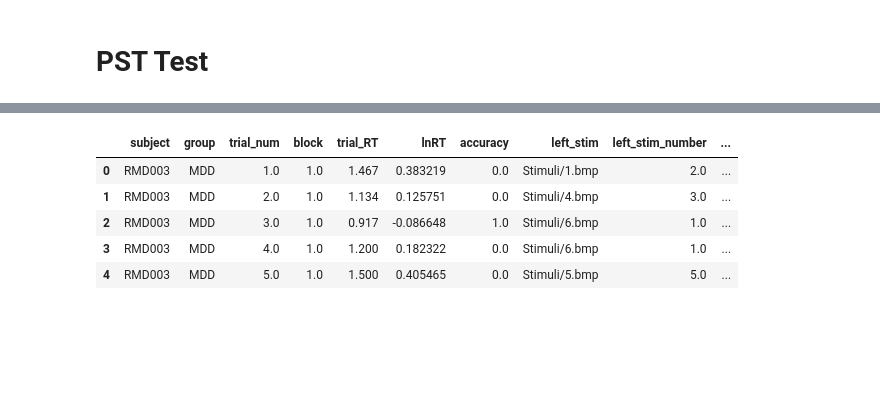
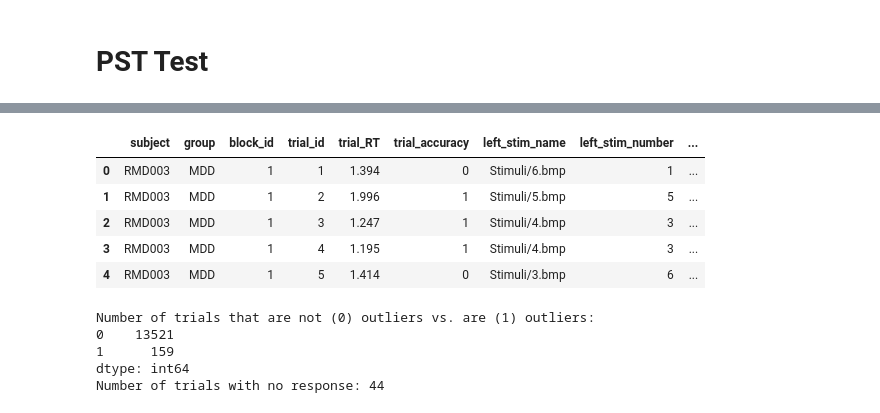
Before and after one commit to ebarrick/RMD_PST, a Jupyter notebook: PST_beh.ipynb, the cells around one changed output, grey strips where cells are left out. Cells and saved outputs as stored; diff of their text form; code cells hidden in the pictures; blank space fills up the shorter version.

Commit message:
outliers

```diff
--- a/PST_beh.ipynb
+++ b/PST_beh.ipynb
@@ -600,12 +636,41 @@ test_data['group'].replace(1, 'MDD',inplace=True)
 
 test_data = test_data.reindex(columns=test_columns)
 # %%
-test_full = pd.merge(left=train_data, right=sr, left_on='subject',right_on='subject')
+#Merging the PST test data with the self report data
+test_full = pd.merge(left=test_data, right=sr, left_on='subject',right_on='subject')
 test_full.head()
 # %% [output]
-|  | subject | group | trial_num | block | trial_RT | lnRT | accuracy | left_stim | left_stim_number | ... |
-| 0 | RMD003 | MDD | 1.0 | 1.0 | 1.467 | 0.383219 | 0.0 | Stimuli/1.bmp | 2.0 | ... |
-| 1 | RMD003 | MDD | 2.0 | 1.0 | 1.134 | 0.125751 | 0.0 | Stimuli/4.bmp | 3.0 | ... |
-| 2 | RMD003 | MDD | 3.0 | 1.0 | 0.917 | -0.086648 | 1.0 | Stimuli/6.bmp | 1.0 | ... |
-| 3 | RMD003 | MDD | 4.0 | 1.0 | 1.200 | 0.182322 | 0.0 | Stimuli/6.bmp | 1.0 | ... |
-| 4 | RMD003 | MDD | 5.0 | 1.0 | 1.500 | 0.405465 | 0.0 | Stimuli/5.bmp | 5.0 | ... |
+|  | subject | group | block_id | trial_id | trial_RT | trial_accuracy | left_stim_name | left_stim_number | ... |
+| 0 | RMD003 | MDD | 1 | 1 | 1.394 | 0 | Stimuli/6.bmp | 1 | ... |
+| 1 | RMD003 | MDD | 1 | 2 | 1.996 | 1 | Stimuli/5.bmp | 5 | ... |
+| 2 | RMD003 | MDD | 1 | 3 | 1.247 | 1 | Stimuli/4.bmp | 3 | ... |
+| 3 | RMD003 | MDD | 1 | 4 | 1.195 | 1 | Stimuli/4.bmp | 3 | ... |
+| 4 | RMD003 | MDD | 1 | 5 | 1.414 | 0 | Stimuli/3.bmp | 6 | ... |
+# %%
+dfs = []
+for sub in test_full.subject.unique():
+    outlier = []
+    df = test_full[test_full.subject == sub]
+    for i, row_i in df.iterrows():
+        if np.isnan(row_i.trial_RT):
+            outlier.append(np.nan)
+        elif abs(row_i.trial_RT-df.trial_RT.mean()) <= df.trial_RT.std()*3:
+            outlier.append(0)
+        else:
+            outlier.append(1)
+    df['outlier'] = outlier
+    dfs.append(df)
+test = pd.concat(dfs)
+
+print ("Number of trials that are not (0) outliers vs. are (1) outliers:")
+print (test.outlier.value_counts())
+
+# Count number of trials with no response, drop them, and drop outliers.
+print "Number of trials with no response: " + str(len(test[test.trial_RT == 999]))
+test_clean = test[~((test.trial_RT == 999) | (test.outlier == 1))]
+# %% [output]
+Number of trials that are not (0) outliers vs. are (1) outliers:
+0    13521
+1      159
+dtype: int64
+Number of trials with no response: 44
```
Also changed, not shown: parts of 12 cells of this notebook.
